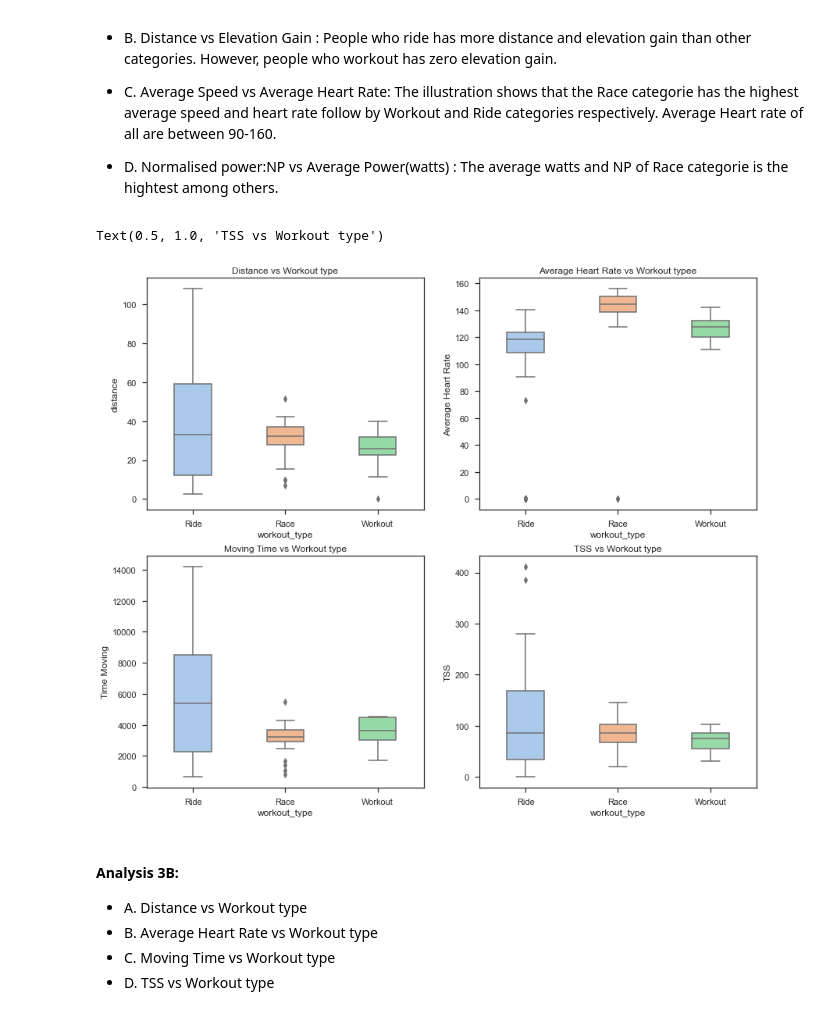
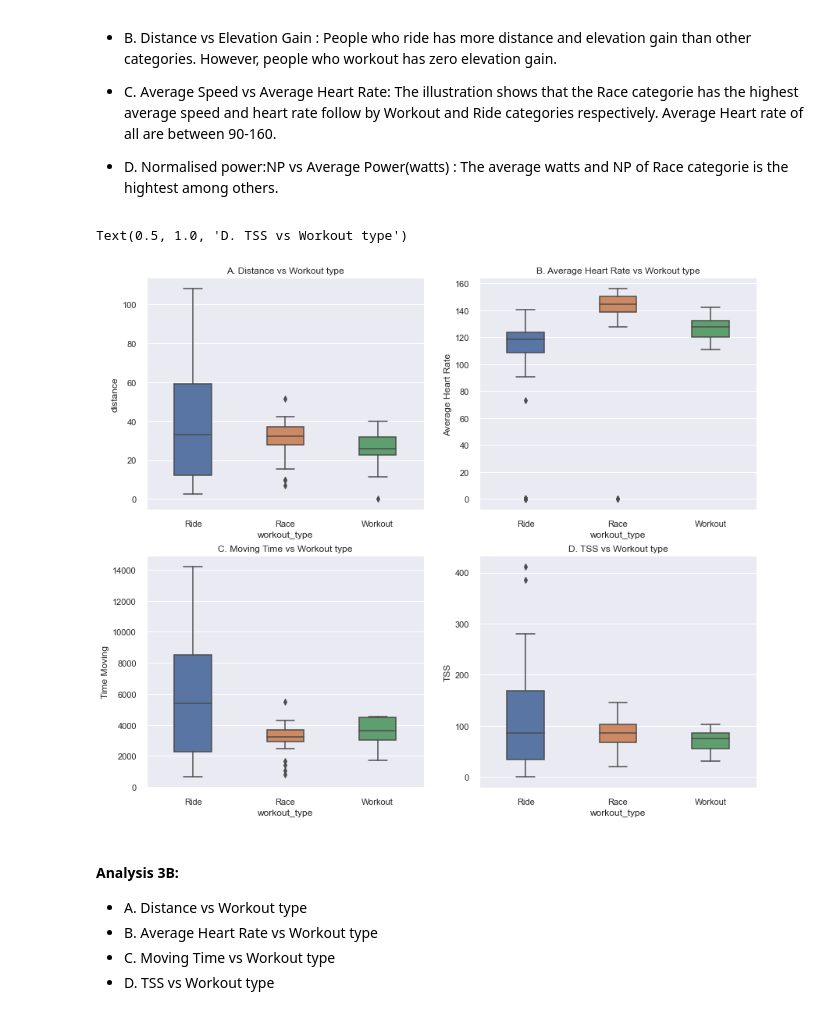
Before and after one commit to mona-piya/DS-portfolio-s1-2021-MonaMunegan, a Jupyter notebook: Portfolio 1.ipynb, the cells around one changed output. Cells and saved outputs as stored; diff of their text form; code cells hidden in the pictures.

```diff
--- a/Portfolio 1.ipynb
+++ b/Portfolio 1.ipynb
@@ -426,19 +426,18 @@ From the scatterplots above:
 # %%
 #Use histograms or box plots to visualise the different distributions of a variable for the three categories.
 #boxplot
-sns.set_theme(style="ticks", palette="pastel")
+#sns.set_theme(style="ticks", palette="pastel")
 # Load the example tips dataset
-tips = sns.load_dataset("tips")
+#tips = sns.load_dataset("tips")
 
 f, axes = plt.subplots(2, 2, figsize = (14, 12))
 sns.boxplot(x='workout_type', y='distance', data=strava_cheetah, width=0.4, ax=axes[0][0]).set_title('A. Distance vs Workout type')
-
 sns.boxplot(x='workout_type', y='Average Heart Rate', data=strava_cheetah, width=0.4, ax=axes[0][1]).set_title('B. Average Heart Rate vs Workout type')
 sns.boxplot(x='workout_type', y='Time Moving', data=strava_cheetah, width=0.4, ax=axes[1][0]).set_title('C. Moving Time vs Workout type')
 sns.boxplot(x='workout_type', y='TSS', data=strava_cheetah, width=0.4, ax=axes[1][1]).set_title('D. TSS vs Workout type')
 # %% [output]
-Text(0.5, 1.0, 'TSS vs Workout type')
+Text(0.5, 1.0, 'D. TSS vs Workout type')
-[figure, old version]
+[figure, new version]
 # %% [markdown]
 #### Analysis 3B:
 * A. Distance vs Workout type
```
Also changed, not shown: parts of 25 cells of this notebook.
